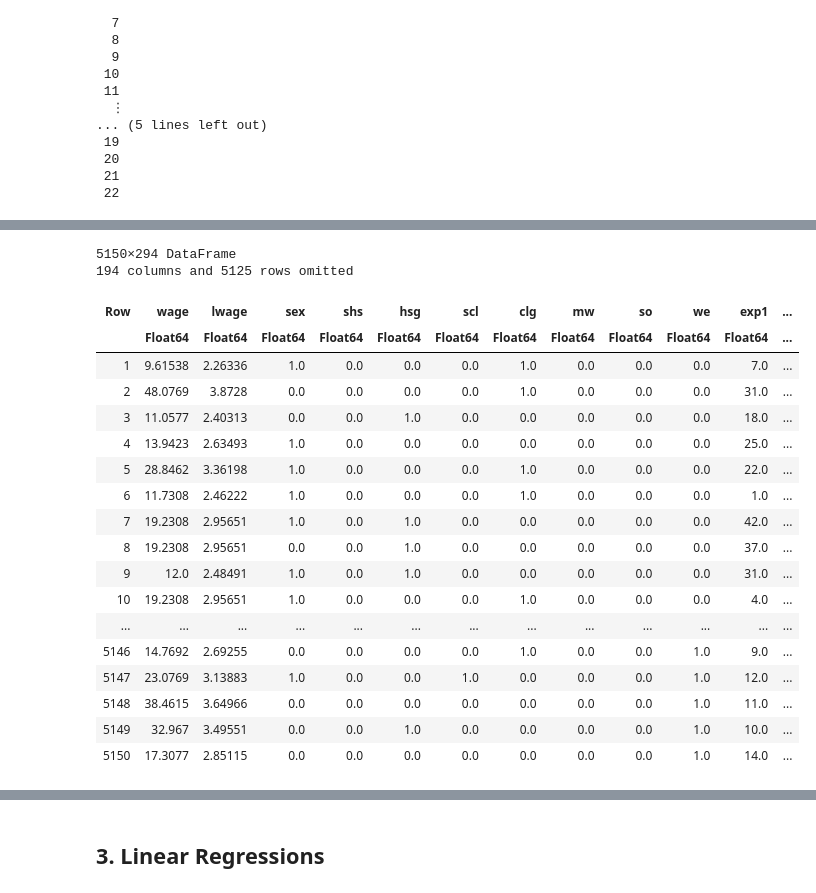
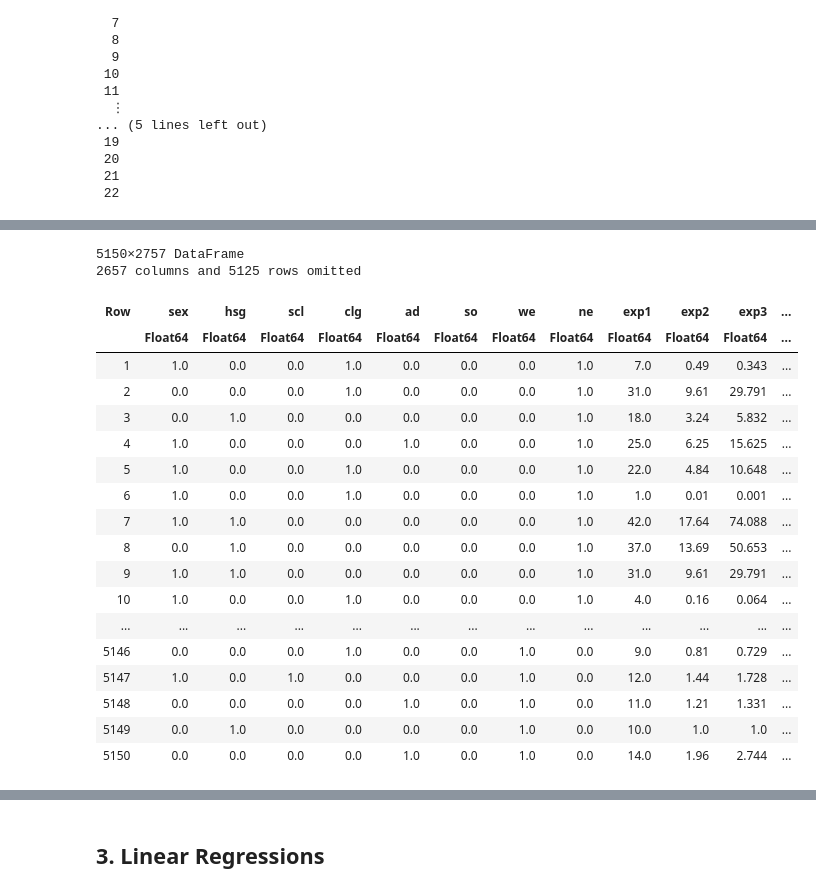
Before and after one commit to d2cml-ai/CausalAI-Course, a Jupyter notebook: Labs/Assignment/Assignment_1/group3_assignment1_Julia.ipynb, the cells around one changed output, grey strips where cells are left out. Cells and saved outputs as stored; diff of their text form; code cells hidden in the pictures.

```diff
--- a/Labs/Assignment/Assignment_1/group3_assignment1_Julia.ipynb
+++ b/Labs/Assignment/Assignment_1/group3_assignment1_Julia.ipynb
@@ -225,7 +225,11 @@ no_wage = Matrix(select(df, Not([:wage, :lwage, :occ, :ind],)))
  32643.0  0.0  0.0  0.0  0.0  0.0      1.96   2.744    3.8416   5.0  14.0
 # %%
 #filtramos y nos quedamos con las variables que nos contengan wage y que nos interesen
-df=select!(df, Not([:rownames, :occ, :ind, :wage]))
+
+df_no_wage = select(df, Not([:wage, :lwage,:rownames, :occ, :ind]))
+#df=select!(df, Not([:rownames, :occ, :ind, :wage]))
+#para que no tenga errores de multicolineadlidad
+df_no_wage = select(df, Not([:wage, :lwage,:rownames, :occ, :ind, :shs, :mw]))
 
 first(df_no_wage, 5)
 # %% [output]
@@ -261,10 +265,13 @@ sort(unique(df_no_wage.occ2))
  22
 # %%
 #convertimos a occ2 en dummie:
+first_model=df_no_wage
 for i in 1:22
     col_name = Symbol("occ2_$i")
-    df = transform(df, :occ2 => ByRow(x -> x == i ? 1 : 0) => col_name)
+    first_model = transform(first_model, :occ2 => ByRow(x -> x == i ? 1 : 0) => col_name)
 end
 
-ncol(df)
+println(ncol(first_model))
+println(ncol(df_no_wage))
+first_model
 # %% [output]
@@ -322,5 +350,9 @@ df
 # %%
-#eliminando variables que pueden causar multicolinealidad. También rownames y las occ2 y ind2 que se convirtieron en dummies
-df=select!(df, Not([:occ2, :ind2, :ad, :ne, :occ2_1, :ind2_2]))
-df
+#eliminando variables que pueden causar multicolinealidad. tambien occ2 y ind2
+first_model= select(first_model, Not([:occ2, :ind2, :occ2_1, :ind2_2]))
+
+#hacemos el basic model
+basic_model= select(first_model, Not([:exp2, :exp3, :exp4]))
+
+basic_model
 # %% [output]
@@ -371,0 +438,2 @@ UndefVarError: UndefVarError: `df_others` not defined
+# %%
+extra_flex_model=first_model
@@ -372,36 +461,36 @@ UndefVarError: UndefVarError: `df_others` not defined
 # %%
 # Usar transform para crear una nueva columna
-vars = vcat(Symbol.("exp", 1:4),Symbol.("shs"), Symbol.("hsg"), Symbol.("clg"), Symbol.("mw"), Symbol.("so"), Symbol.("we"), Symbol.("occ2_", 2:22),Symbol.("ind2_", 3:22))
-#other_vars = vcat(Symbol.("shs"), Symbol.("hsg"), Symbol.("clg"), Symbol.("mw"), Symbol.("so"), Symbol.("we"), Symbol.("occ2_", 2:22))
+vars = vcat(Symbol.("exp", 1:4),Symbol.("hsg"), Symbol.("scl"), Symbol.("clg"), Symbol.("ad"), Symbol.("so"), Symbol.("we"),Symbol.("ne"), Symbol.("occ2_", 2:22),Symbol.("ind2_", 3:22))
+other_vars = vcat(Symbol.("exp", 1:4),Symbol.("hsg"), Symbol.("scl"), Symbol.("clg"), Symbol.("ad"), Symbol.("so"), Symbol.("we"),Symbol.("ne"), Symbol.("occ2_", 2:22),Symbol.("ind2_", 3:22))
 
 # Usar un bucle for para crear las nuevas columnas
 for var in vars
-    for va in vars
-        col_name = Symbol("$(var)_$(var)")
-        df_nuevo = transform(df_nuevo, [var, var] => ((x, y) -> x .* y) => col_name)
+    for other_var in other_vars
+        col_name = Symbol("$(var)_$(other_var)")
+        extra_flex_model = transform(extra_flex_model, [var, other_var] => ((x, y) -> x .* y) => col_name)
     end
 end
 # Modificar una columna existente
 #df = transform(df, :Var1 => x -> x .* 2 => :Var1)
-df_nuevo
+extra_flex_model
 # %% [output]
-5150×294 DataFrame
-194 columns and 5125 rows omitted
+5150×2757 DataFrame
+2657 columns and 5125 rows omitted
-| Row | wage | lwage | sex | shs | hsg | scl | clg | mw | so | we | exp1 | ... |
+| Row | sex | hsg | scl | clg | ad | so | we | ne | exp1 | exp2 | exp3 | ... |
 |  | Float64 | Float64 | Float64 | Float64 | Float64 | Float64 | Float64 | Float64 | Float64 | Float64 | Float64 | ... |
-| 1 | 9.61538 | 2.26336 | 1.0 | 0.0 | 0.0 | 0.0 | 1.0 | 0.0 | 0.0 | 0.0 | 7.0 | ... |
-| 2 | 48.0769 | 3.8728 | 0.0 | 0.0 | 0.0 | 0.0 | 1.0 | 0.0 | 0.0 | 0.0 | 31.0 | ... |
-| 3 | 11.0577 | 2.40313 | 0.0 | 0.0 | 1.0 | 0.0 | 0.0 | 0.0 | 0.0 | 0.0 | 18.0 | ... |
-| 4 | 13.9423 | 2.63493 | 1.0 | 0.0 | 0.0 | 0.0 | 0.0 | 0.0 | 0.0 | 0.0 | 25.0 | ... |
-| 5 | 28.8462 | 3.36198 | 1.0 | 0.0 | 0.0 | 0.0 | 1.0 | 0.0 | 0.0 | 0.0 | 22.0 | ... |
-| 6 | 11.7308 | 2.46222 | 1.0 | 0.0 | 0.0 | 0.0 | 1.0 | 0.0 | 0.0 | 0.0 | 1.0 | ... |
-| 7 | 19.2308 | 2.95651 | 1.0 | 0.0 | 1.0 | 0.0 | 0.0 | 0.0 | 0.0 | 0.0 | 42.0 | ... |
-| 8 | 19.2308 | 2.95651 | 0.0 | 0.0 | 1.0 | 0.0 | 0.0 | 0.0 | 0.0 | 0.0 | 37.0 | ... |
-| 9 | 12.0 | 2.48491 | 1.0 | 0.0 | 1.0 | 0.0 | 0.0 | 0.0 | 0.0 | 0.0 | 31.0 | ... |
-| 10 | 19.2308 | 2.95651 | 1.0 | 0.0 | 0.0 | 0.0 | 1.0 | 0.0 | 0.0 | 0.0 | 4.0 | ... |
+| 1 | 1.0 | 0.0 | 0.0 | 1.0 | 0.0 | 0.0 | 0.0 | 1.0 | 7.0 | 0.49 | 0.343 | ... |
+| 2 | 0.0 | 0.0 | 0.0 | 1.0 | 0.0 | 0.0 | 0.0 | 1.0 | 31.0 | 9.61 | 29.791 | ... |
+| 3 | 0.0 | 1.0 | 0.0 | 0.0 | 0.0 | 0.0 | 0.0 | 1.0 | 18.0 | 3.24 | 5.832 | ... |
+| 4 | 1.0 | 0.0 | 0.0 | 0.0 | 1.0 | 0.0 | 0.0 | 1.0 | 25.0 | 6.25 | 15.625 | ... |
+| 5 | 1.0 | 0.0 | 0.0 | 1.0 | 0.0 | 0.0 | 0.0 | 1.0 | 22.0 | 4.84 | 10.648 | ... |
+| 6 | 1.0 | 0.0 | 0.0 | 1.0 | 0.0 | 0.0 | 0.0 | 1.0 | 1.0 | 0.01 | 0.001 | ... |
+| 7 | 1.0 | 1.0 | 0.0 | 0.0 | 0.0 | 0.0 | 0.0 | 1.0 | 42.0 | 17.64 | 74.088 | ... |
+| 8 | 0.0 | 1.0 | 0.0 | 0.0 | 0.0 | 0.0 | 0.0 | 1.0 | 37.0 | 13.69 | 50.653 | ... |
+| 9 | 1.0 | 1.0 | 0.0 | 0.0 | 0.0 | 0.0 | 0.0 | 1.0 | 31.0 | 9.61 | 29.791 | ... |
+| 10 | 1.0 | 0.0 | 0.0 | 1.0 | 0.0 | 0.0 | 0.0 | 1.0 | 4.0 | 0.16 | 0.064 | ... |
 | ... | ... | ... | ... | ... | ... | ... | ... | ... | ... | ... | ... | ... |
-| 5146 | 14.7692 | 2.69255 | 0.0 | 0.0 | 0.0 | 0.0 | 1.0 | 0.0 | 0.0 | 1.0 | 9.0 | ... |
-| 5147 | 23.0769 | 3.13883 | 1.0 | 0.0 | 0.0 | 1.0 | 0.0 | 0.0 | 0.0 | 1.0 | 12.0 | ... |
-| 5148 | 38.4615 | 3.64966 | 0.0 | 0.0 | 0.0 | 0.0 | 0.0 | 0.0 | 0.0 | 1.0 | 11.0 | ... |
-| 5149 | 32.967 | 3.49551 | 0.0 | 0.0 | 1.0 | 0.0 | 0.0 | 0.0 | 0.0 | 1.0 | 10.0 | ... |
-| 5150 | 17.3077 | 2.85115 | 0.0 | 0.0 | 0.0 | 0.0 | 0.0 | 0.0 | 0.0 | 1.0 | 14.0 | ... |
+| 5146 | 0.0 | 0.0 | 0.0 | 1.0 | 0.0 | 0.0 | 1.0 | 0.0 | 9.0 | 0.81 | 0.729 | ... |
+| 5147 | 1.0 | 0.0 | 1.0 | 0.0 | 0.0 | 0.0 | 1.0 | 0.0 | 12.0 | 1.44 | 1.728 | ... |
+| 5148 | 0.0 | 0.0 | 0.0 | 0.0 | 1.0 | 0.0 | 1.0 | 0.0 | 11.0 | 1.21 | 1.331 | ... |
+| 5149 | 0.0 | 1.0 | 0.0 | 0.0 | 0.0 | 0.0 | 1.0 | 0.0 | 10.0 | 1.0 | 1.0 | ... |
+| 5150 | 0.0 | 0.0 | 0.0 | 0.0 | 1.0 | 0.0 | 1.0 | 0.0 | 14.0 | 1.96 | 2.744 | ... |
```
Also changed, not shown: parts of 17 cells of this notebook.
